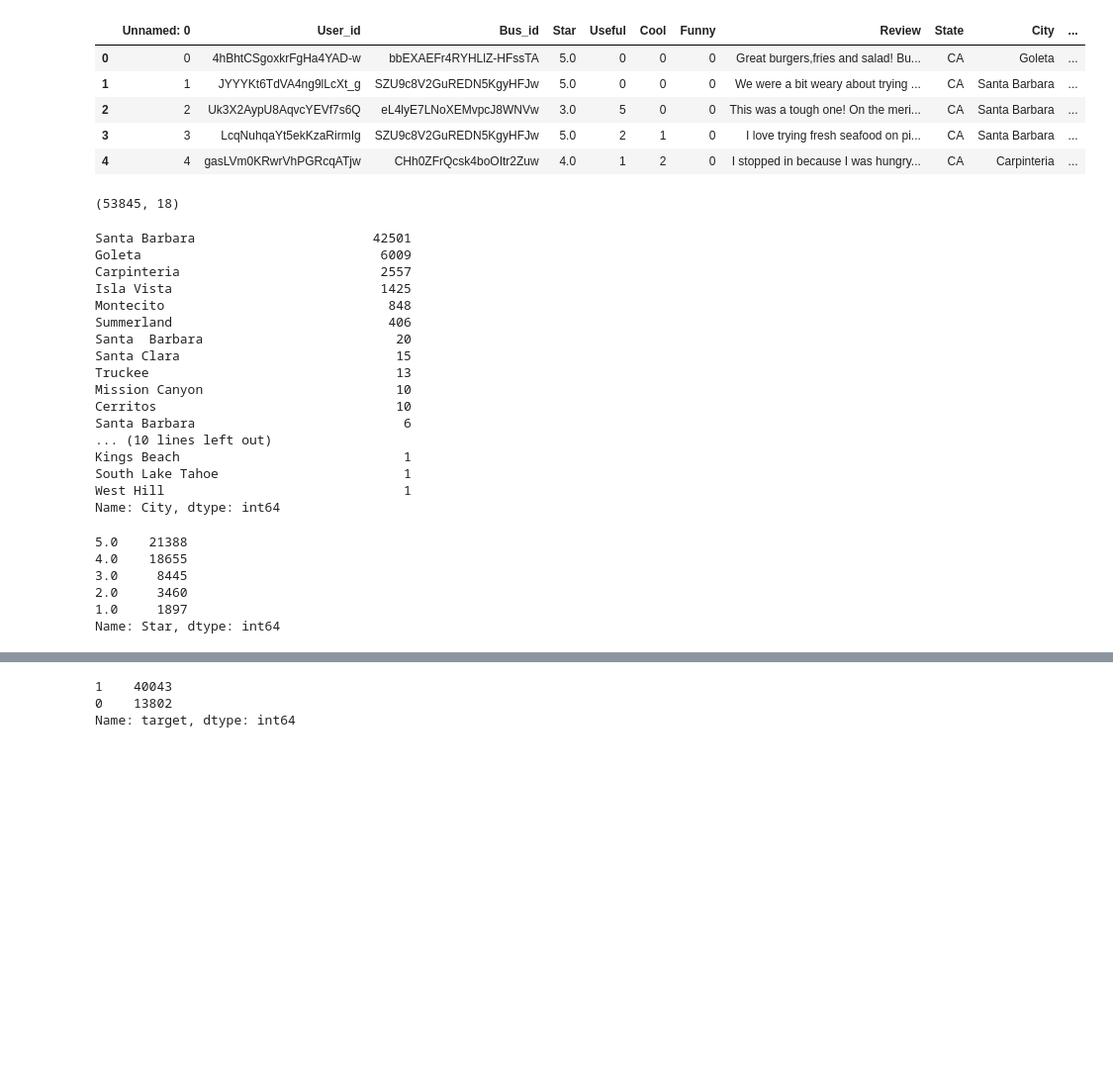
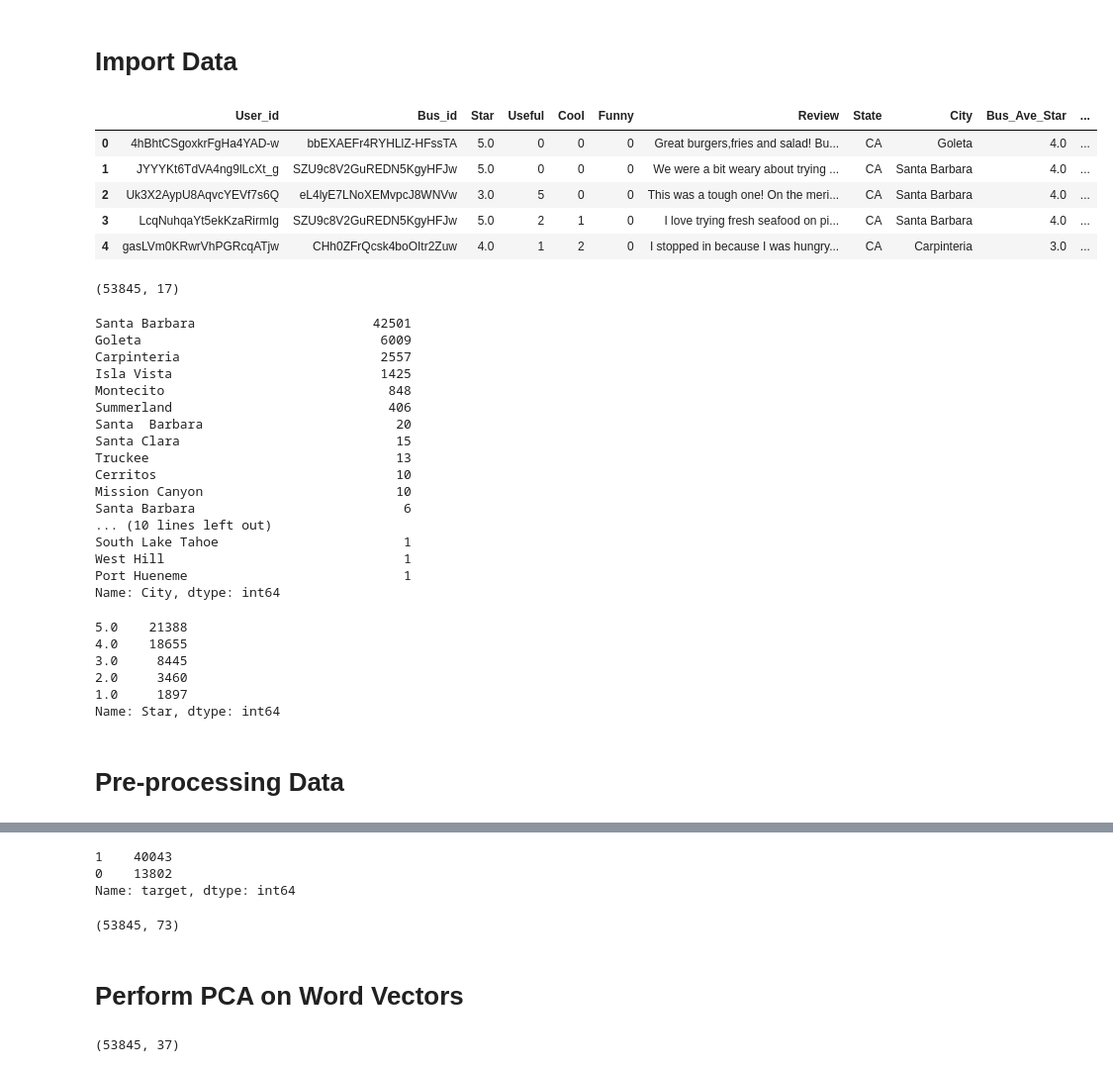
Before and after one commit to acgowda/yelp-sentiment, a Jupyter notebook: data_exploration.ipynb, the cells around one changed output, grey strips where cells are left out. Shown at 99% size. Cells and saved outputs as stored; diff of their text form; code cells hidden in the pictures; blank space fills up the shorter version.

Commit message:
add principal components to data

```diff
--- a/data_exploration.ipynb
+++ b/data_exploration.ipynb
@@ -10,20 +11,22 @@ from nltk.stem import WordNetLemmatizer
 
 from sklearn.feature_extraction.text import CountVectorizer
 from sklearn.decomposition import PCA
+# %% [markdown]
+# Import Data
 # %%
-data = pd.read_csv("Data_Final")
+data = pd.read_csv("Data_Final", index_col = 0)
 data.head()
 # %% [output]
-|  | Unnamed: 0 | User_id | Bus_id | Star | Useful | Cool | Funny | Review | State | City | ... |
-| 0 | 0 | 4hBhtCSgoxkrFgHa4YAD-w | bbEXAEFr4RYHLlZ-HFssTA | 5.0 | 0 | 0 | 0 | Great burgers,fries and salad! Bu... | CA | Goleta | ... |
-| 1 | 1 | JYYYKt6TdVA4ng9lLcXt_g | SZU9c8V2GuREDN5KgyHFJw | 5.0 | 0 | 0 | 0 | We were a bit weary about trying ... | CA | Santa Barbara | ... |
-| 2 | 2 | Uk3X2AypU8AqvcYEVf7s6Q | eL4lyE7LNoXEMvpcJ8WNVw | 3.0 | 5 | 0 | 0 | This was a tough one! On the meri... | CA | Santa Barbara | ... |
-| 3 | 3 | LcqNuhqaYt5ekKzaRirmIg | SZU9c8V2GuREDN5KgyHFJw | 5.0 | 2 | 1 | 0 | I love trying fresh seafood on pi... | CA | Santa Barbara | ... |
-| 4 | 4 | gasLVm0KRwrVhPGRcqATjw | CHh0ZFrQcsk4boOItr2Zuw | 4.0 | 1 | 2 | 0 | I stopped in because I was hungry... | CA | Carpinteria | ... |
+|  | User_id | Bus_id | Star | Useful | Cool | Funny | Review | State | City | Bus_Ave_Star | ... |
+| 0 | 4hBhtCSgoxkrFgHa4YAD-w | bbEXAEFr4RYHLlZ-HFssTA | 5.0 | 0 | 0 | 0 | Great burgers,fries and salad! Bu... | CA | Goleta | 4.0 | ... |
+| 1 | JYYYKt6TdVA4ng9lLcXt_g | SZU9c8V2GuREDN5KgyHFJw | 5.0 | 0 | 0 | 0 | We were a bit weary about trying ... | CA | Santa Barbara | 4.0 | ... |
+| 2 | Uk3X2AypU8AqvcYEVf7s6Q | eL4lyE7LNoXEMvpcJ8WNVw | 3.0 | 5 | 0 | 0 | This was a tough one! On the meri... | CA | Santa Barbara | 4.0 | ... |
+| 3 | LcqNuhqaYt5ekKzaRirmIg | SZU9c8V2GuREDN5KgyHFJw | 5.0 | 2 | 1 | 0 | I love trying fresh seafood on pi... | CA | Santa Barbara | 4.0 | ... |
+| 4 | gasLVm0KRwrVhPGRcqATjw | CHh0ZFrQcsk4boOItr2Zuw | 4.0 | 1 | 2 | 0 | I stopped in because I was hungry... | CA | Carpinteria | 3.0 | ... |
 # %%
 data.shape
 # %% [output]
-(53845, 18)
+(53845, 17)
 # %%
 data["City"].value_counts()
 # %% [output]
@@ -36,13 +39,13 @@ Summerland                            406
 Santa  Barbara                         20
 Santa Clara                            15
 Truckee                                13
+Cerritos                               10
 Mission Canyon                         10
-Cerritos                               10
 Santa Barbara                           6
 ... (10 lines left out)
-Kings Beach                             1
 South Lake Tahoe                        1
 West Hill                               1
+Port Hueneme                            1
 Name: City, dtype: int64
 # %%
 data["Star"].value_counts()
@@ -53,6 +56,8 @@ data["Star"].value_counts()
 2.0     3460
 1.0     1897
 Name: Star, dtype: int64
+# %% [markdown]
+# Pre-processing Data
 # %%
 data["Elite"] = data["Elite"].str.replace("20,20", "2020").str.split(",")
 data["Elite_Count"] = data["Elite"].str.len()
@@ -108,6 +113,8 @@ for i in range(0, len(X)):
 vectorizer = CountVectorizer(max_features=1500, min_df=0.1, max_df=0.7, stop_words=stopwords.words('english'))
 X = vectorizer.fit_transform(documents).toarray()
 X.shape
+# %% [output]
+(53845, 73)
 # %%
 # f_n = open("negative-words.txt", "r")
 # Negative_words = f_n.readlines()
@@ -117,9 +124,13 @@ X.shape
 # vectorizer = CountVectorizer(vocabulary=np.unique(Voca))
 # X = vectorizer.fit_transform(documents).toarray()
 # X.shape
+# %% [markdown]
+# Perform PCA on Word Vectors
 # %%
 pca = PCA(n_components=0.8)
 X_pca = pca.fit_transform(X)
 X_pca.shape
+# %% [output]
+(53845, 37)
 # %%
 print(pca.explained_variance_ratio_)
```
Also changed, not shown: parts of 8 cells of this notebook.
